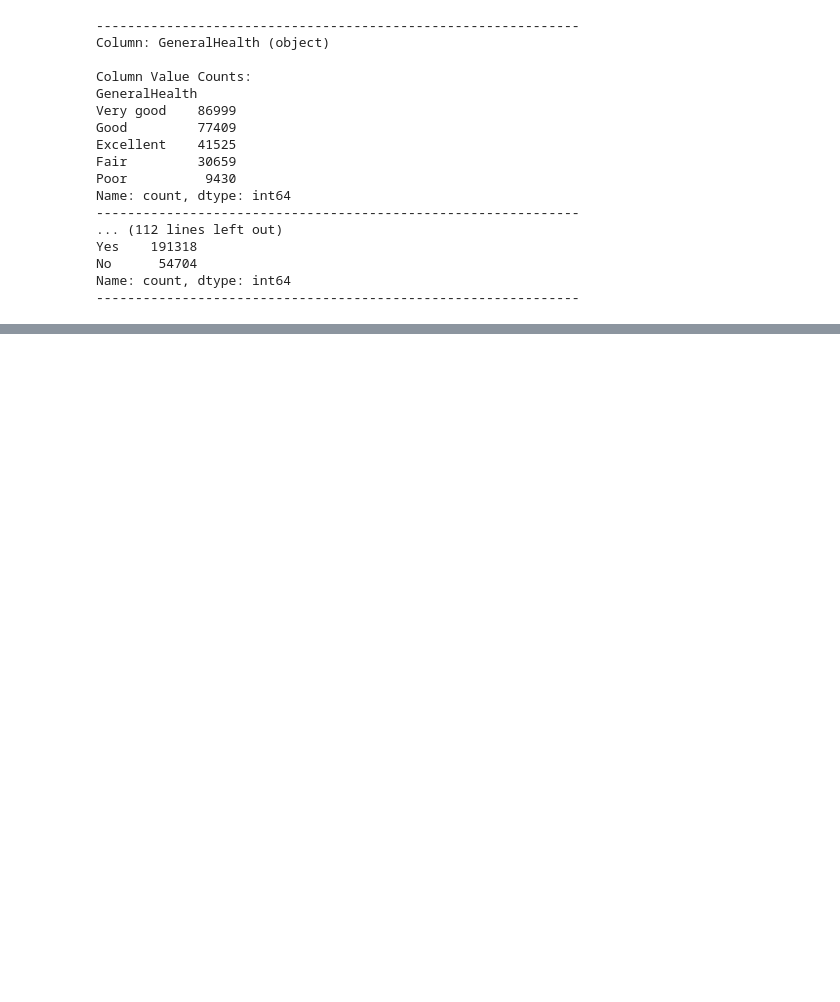
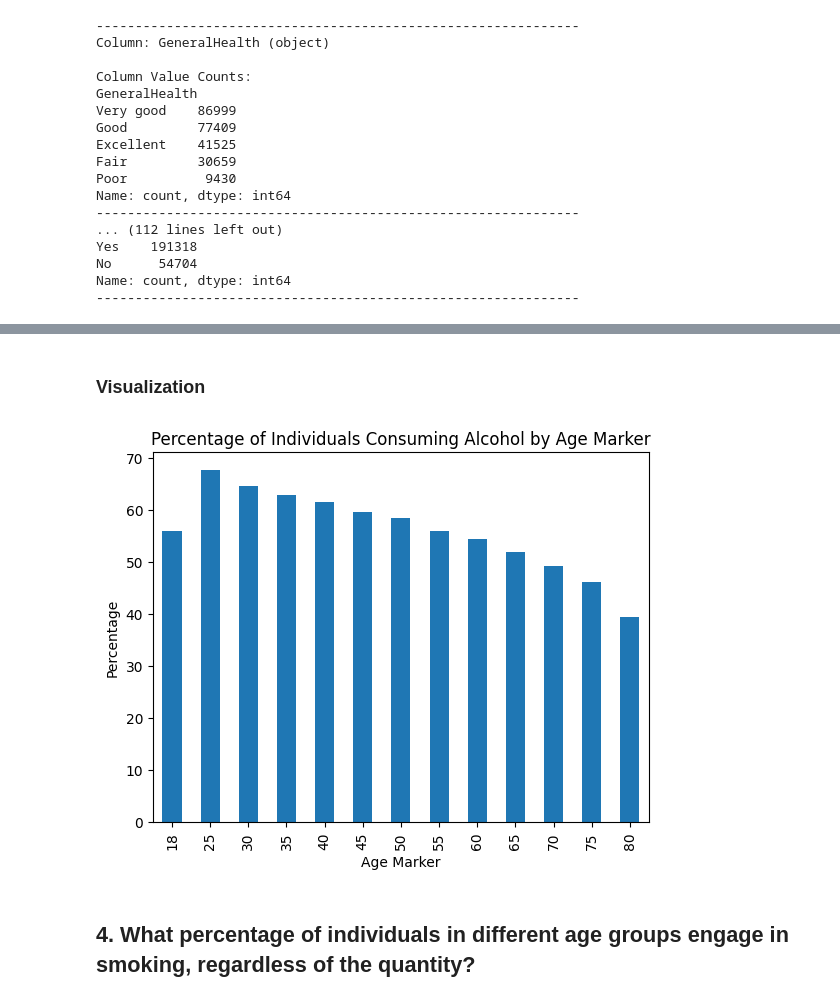
Before and after one commit to briangabini/csmodel, a Jupyter notebook: csmodel-project.ipynb, the cells around one changed output, grey strips where cells are left out. Saved outputs shown, nothing was run; the diff lists cells and outputs as text; code cells hidden in the pictures; blank space fills up the shorter version.

```diff
--- a/csmodel-project.ipynb
+++ b/csmodel-project.ipynb
@@ -383,0 +450,5 @@ Given the exploratory data analysis performed with the chosen variables,
+# %%
+age_groups_drinker = heart_df.groupby('Age')['AlcoholDrinkers'].apply(
+    lambda x: (x == 'Yes').mean() * 100)
+
+age_groups_drinker
@@ -383,0 +471,12 @@ Given the exploratory data analysis performed with the chosen variables,
+# %% [markdown]
+### Visualization
+# %%
+age_groups_drinker.plot(kind='bar', stacked=True)
+plt.title('Percentage of Individuals Consuming Alcohol by Age Marker')
+plt.xlabel('Age Marker')
+plt.ylabel('Percentage')
+plt.show()
+# %% [output]
+[figure, added]
+# %% [markdown]
+## 4. What percentage of individuals in different age groups engage in smoking, regardless of the quantity?
```
Also changed, not shown: parts of 75 cells of this notebook.
